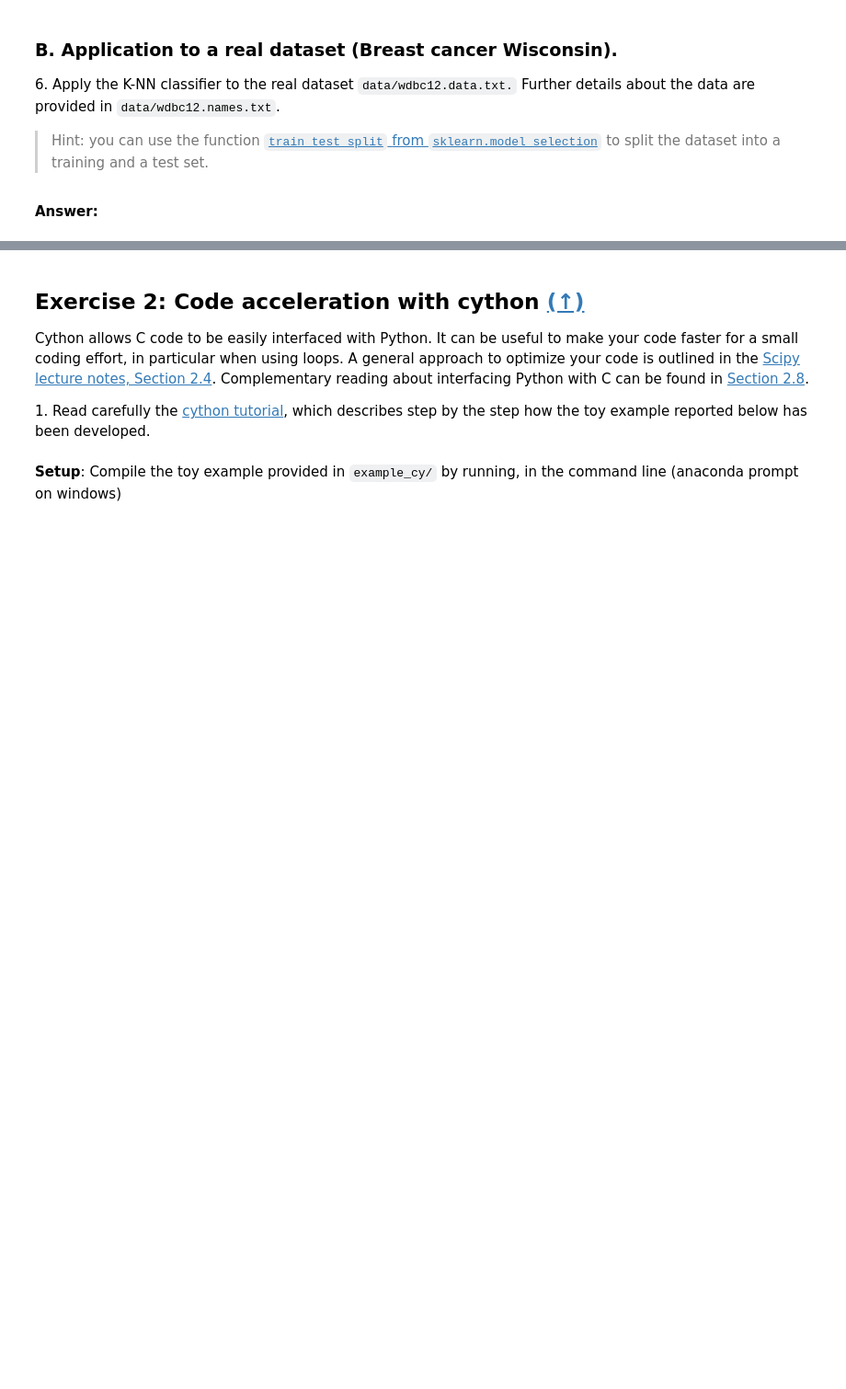
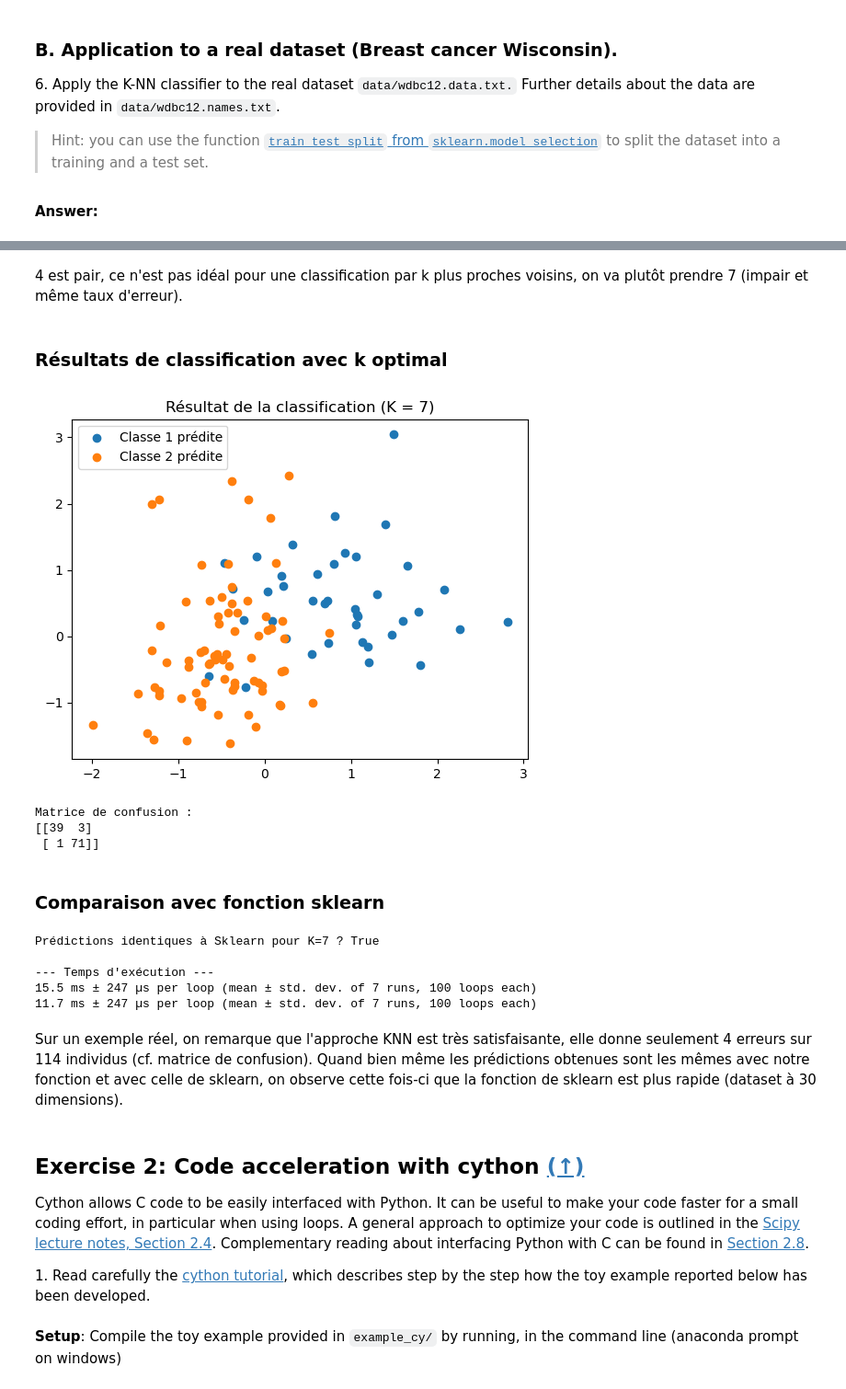
Before and after one commit to louiseamaladasse-a11y/python_sdia, a Jupyter notebook: Labs/Lab4/lab4.ipynb, the cells around one changed output, grey strips where cells are left out. Shown at 92% size. Drawn from its saved outputs; the diff is of its cells as text; code cells hidden in the pictures; blank space fills up the shorter version.

```diff
--- a/Labs/Lab4/lab4.ipynb
+++ b/Labs/Lab4/lab4.ipynb
@@ -157,3 +246,53 @@ array([2., 2., 2., 2., 1., 2., 2., 1., 2., 2., 2., 2., 2., 2., 1., 2., 2.,
+# %% [markdown]
+4 est pair, ce n'est pas idéal pour une classification par k plus proches voisins, on va plutôt prendre 7 (impair et même taux d'erreur).
+# %% [markdown]
+### Résultats de classification avec k optimal
+# %%
+pred = np.array([k_nn(x, X_train_scaled, class_train, 7) for x in X_test_scaled])
+
+plt.scatter(X_test_scaled[pred == 1, 0], X_test_scaled[pred == 1, 1], label="Classe 1 prédite")
+plt.scatter(X_test_scaled[pred == 2, 0], X_test_scaled[pred == 2, 1], label="Classe 2 prédite")
+plt.title(f"Résultat de la classification (K = {7})")
+plt.legend()
+plt.show()
+
+
+pred_manual = [k_nn(x, X_train_scaled, class_train, 7) for x in X_test_scaled]
+np.array_equal(pred_manual, class_test)
+np.sum([pred_manual!=class_test])
+np.sum([pred_manual==class_test])
+
+from sklearn.metrics import classification_report, confusion_matrix
+
+print("Matrice de confusion :")
+print(confusion_matrix(class_test, pred))
+# %% [output]
+[figure, added]
+Matrice de confusion :
+[[39  3]
+ [ 1 71]]
+# %% [markdown]
+### Comparaison avec fonction sklearn
+# %%
+pred_manual = np.array([k_nn(x, X_train_scaled, class_train, 7) for x in X_test_scaled])
+
+knn_sk = KNeighborsClassifier(n_neighbors=7)
+knn_sk.fit(X_train_scaled, class_train)
+pred_sk = knn_sk.predict(X_test_scaled)
+
+print(f"Prédictions identiques à Sklearn pour K={7} ? {np.array_equal(pred_manual, pred_sk)}")
+
+print("\n--- Temps d'exécution ---")
+%timeit [k_nn(x, X_train_scaled, class_train, 7) for x in X_test_scaled]
+%timeit knn_sk.predict(X_test_scaled)
+# %% [output]
+Prédictions identiques à Sklearn pour K=7 ? True
+
+--- Temps d'exécution ---
+15.5 ms ± 247 µs per loop (mean ± std. dev. of 7 runs, 100 loops each)
+11.7 ms ± 247 µs per loop (mean ± std. dev. of 7 runs, 100 loops each)
+# %% [markdown]
+Sur un exemple réel, on remarque que l'approche KNN est très satisfaisante, elle donne seulement 4 erreurs sur 114 individus (cf. matrice de confusion). Quand bien même les prédictions obtenues sont les mêmes avec notre fonction et avec celle de sklearn, on observe cette fois-ci que la fonction de sklearn est plus rapide (dataset à 30 dimensions).
 # %% [markdown]
 ## <a name="ex2">Exercise 2: Code acceleration with cython</a> [(&#8593;)](#content)
 
```
Also changed, not shown: parts of 21 cells of this notebook, 5 other files.
